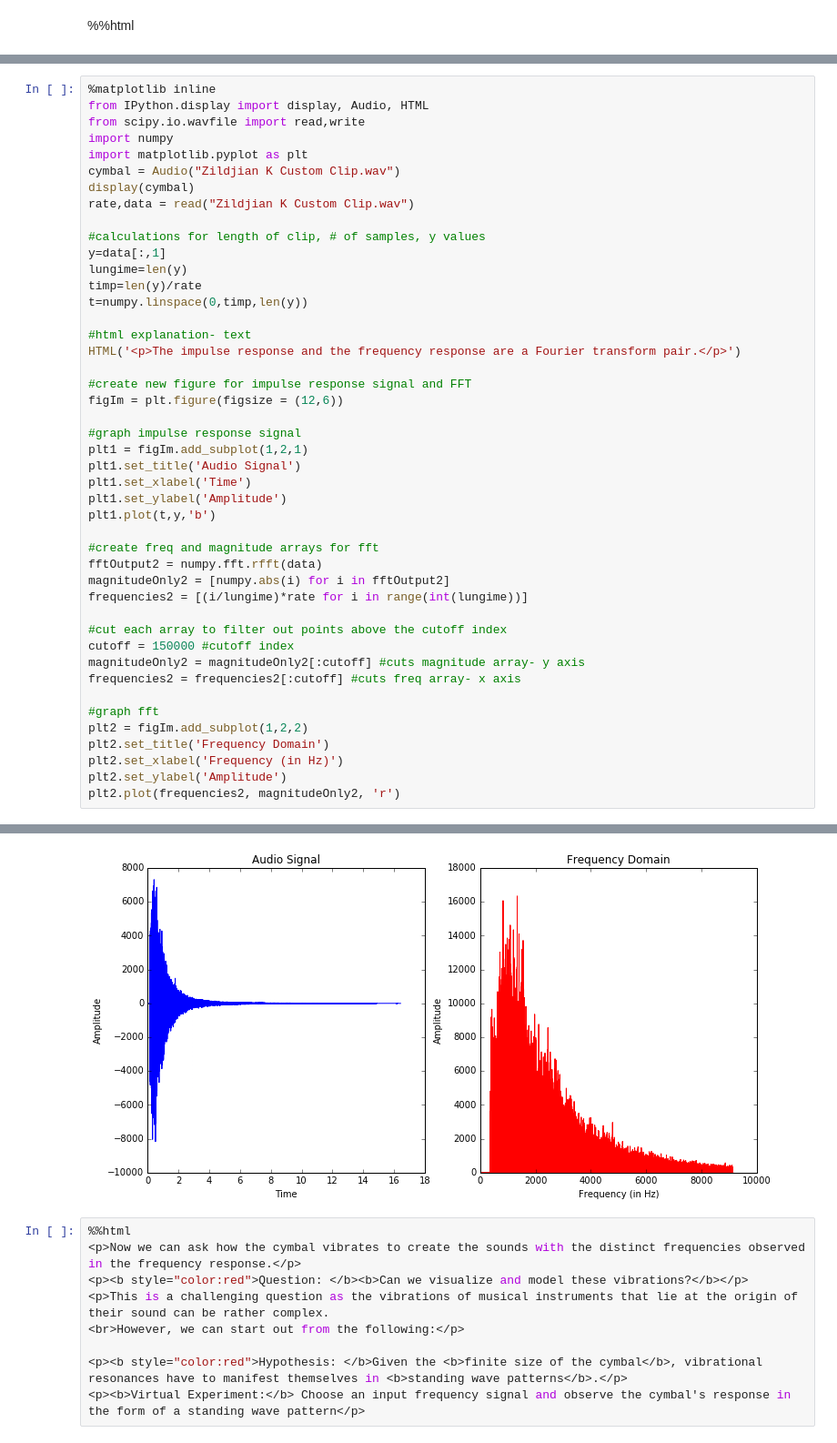
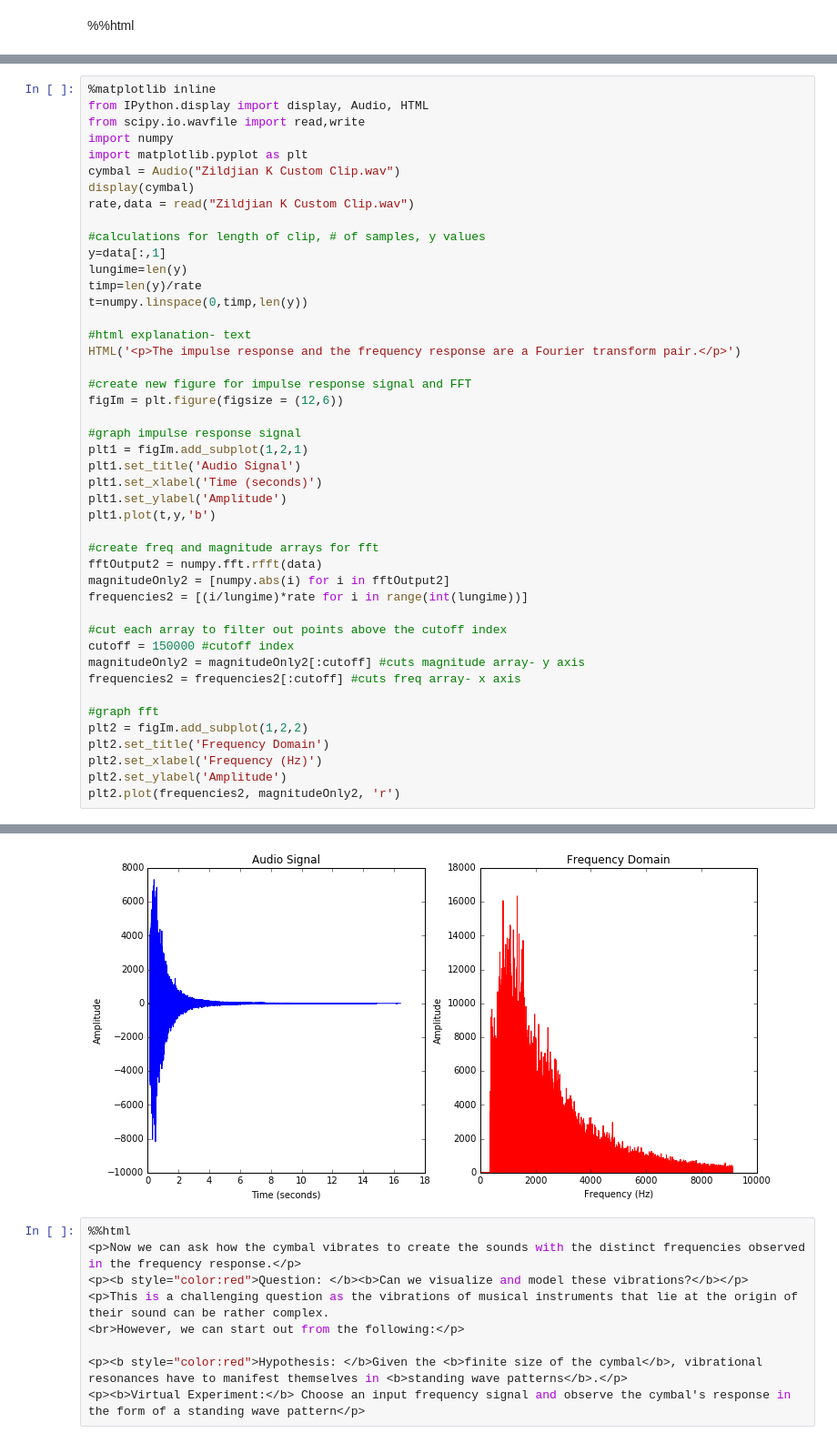
Before and after one commit to alonzolopez/CymbalModeAnalysis, a Jupyter notebook: FrequencyAndResonanceModeAnalysisOfACymbal.ipynb, the cells around one changed output, grey strips where cells are left out. Shown at 91% size. Drawn from its saved outputs; the diff is of its cells as text.

```diff
--- a/FrequencyAndResonanceModeAnalysisOfACymbal.ipynb
+++ b/FrequencyAndResonanceModeAnalysisOfACymbal.ipynb
@@ -47,36 +47,36 @@ t=numpy.linspace(0,timp,len(y))
 HTML('<p>The impulse response and the frequency response are a Fourier transform pair.</p>')
 
 #create new figure for impulse response signal and FFT
 figIm = plt.figure(figsize = (12,6))
 
 #graph impulse response signal
 plt1 = figIm.add_subplot(1,2,1)
 plt1.set_title('Audio Signal')
-plt1.set_xlabel('Time')
+plt1.set_xlabel('Time (seconds)')
 plt1.set_ylabel('Amplitude')
 plt1.plot(t,y,'b')
 
 #create freq and magnitude arrays for fft
 fftOutput2 = numpy.fft.rfft(data)
 magnitudeOnly2 = [numpy.abs(i) for i in fftOutput2]
 frequencies2 = [(i/lungime)*rate for i in range(int(lungime))]
 
 #cut each array to filter out points above the cutoff index
 cutoff = 150000 #cutoff index
 magnitudeOnly2 = magnitudeOnly2[:cutoff] #cuts magnitude array- y axis
 frequencies2 = frequencies2[:cutoff] #cuts freq array- x axis
 
 #graph fft
 plt2 = figIm.add_subplot(1,2,2)
 plt2.set_title('Frequency Domain')
-plt2.set_xlabel('Frequency (in Hz)')
+plt2.set_xlabel('Frequency (Hz)')
 plt2.set_ylabel('Amplitude')
 plt2.plot(frequencies2, magnitudeOnly2, 'r')
 # %% [output]
 [interactive output not drawn]
 [<matplotlib.lines.Line2D at 0x...>,
  <matplotlib.lines.Line2D at 0x...>]
-[figure, old version]
+[figure, new version]
 # %%
 %%html
 <p>Now we can ask how the cymbal vibrates to create the sounds with the distinct frequencies observed in the frequency response.</p>
```
Also changed, not shown: parts of 2 cells of this notebook.
